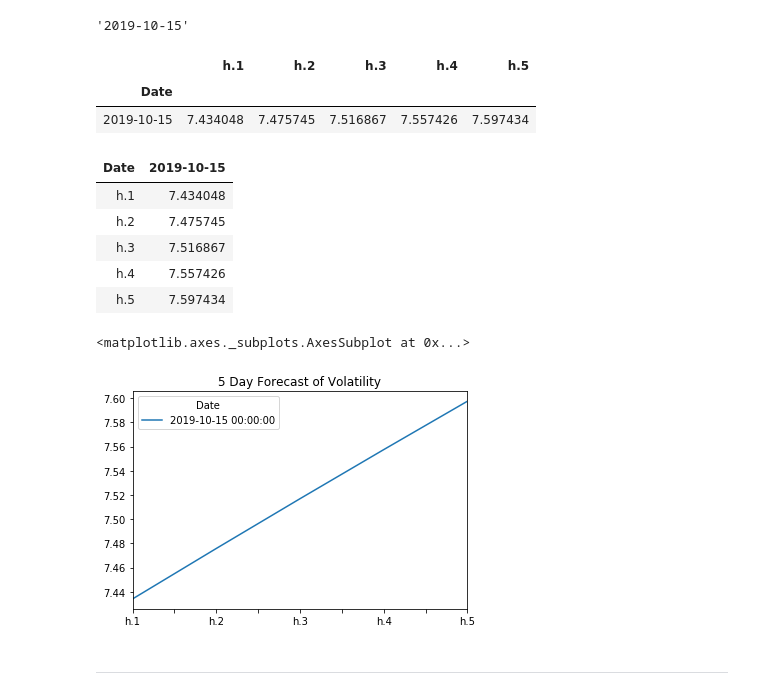
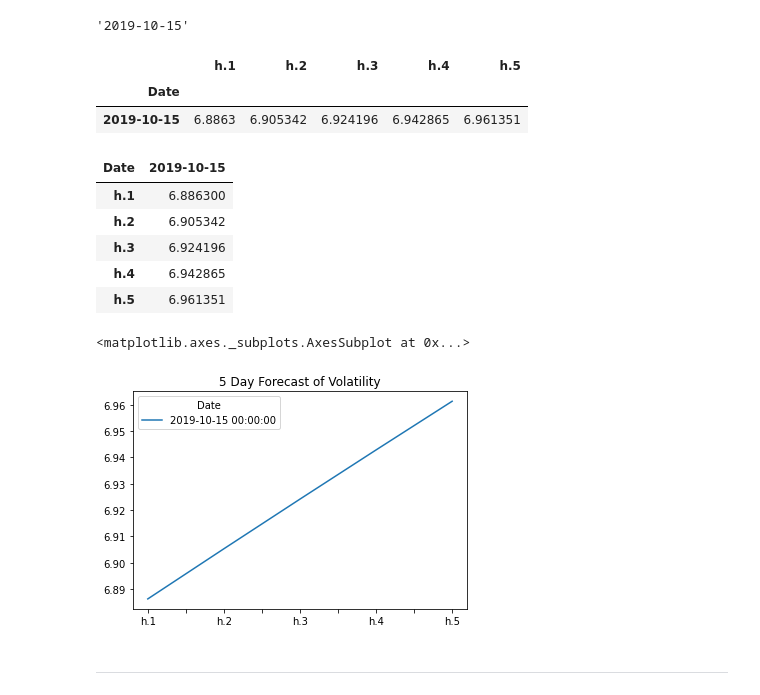
Before and after one commit to campbell8081/Unit10-TimeSeriesHW, a Jupyter notebook: time_series_analysis.ipynb, the cells around one changed output. Saved outputs shown, nothing was run; the diff lists cells and outputs as text; code cells hidden in the pictures.

```diff
--- a/time_series_analysis.ipynb
+++ b/time_series_analysis.ipynb
@@ -272,7 +272,7 @@ last_day
 # Create a 5 day forecast of volatility
 forecast_horizon = 5
 # Start the forecast using the last_day calculated above
-# YOUR CODE HERE!
+forecasts = garch_results.forecast(start=last_day, horizon=forecast_horizon)
 # %%
 # Annualize the forecast
 intermediate = np.sqrt(forecasts.variance.dropna() * 252)
@@ -280,24 +280,24 @@ intermediate.head()
 # %% [output]
 |  | h.1 | h.2 | h.3 | h.4 | h.5 |
 | Date |  |  |  |  |  |
-| 2019-10-15 | 7.434048 | 7.475745 | 7.516867 | 7.557426 | 7.597434 |
+| 2019-10-15 | 6.8863 | 6.905342 | 6.924196 | 6.942865 | 6.961351 |
 # %%
 # Transpose the forecast so that it is easier to plot
 final = intermediate.dropna().T
 final.head()
 # %% [output]
 | Date | 2019-10-15 |
-| h.1 | 7.434048 |
-| h.2 | 7.475745 |
-| h.3 | 7.516867 |
-| h.4 | 7.557426 |
-| h.5 | 7.597434 |
+| h.1 | 6.886300 |
+| h.2 | 6.905342 |
+| h.3 | 6.924196 |
+| h.4 | 6.942865 |
+| h.5 | 6.961351 |
 # %%
 # Plot the final forecast
-# YOUR CODE HERE!
+final.plot(title="5 Day Forecast of Volatility")
 # %% [output]
 <matplotlib.axes._subplots.AxesSubplot at 0x...>
-[figure, old version]
+[figure, new version]
 # %% [markdown]
 ---
 # %% [markdown]
```
Also changed, not shown: parts of 1 cell of this notebook.
